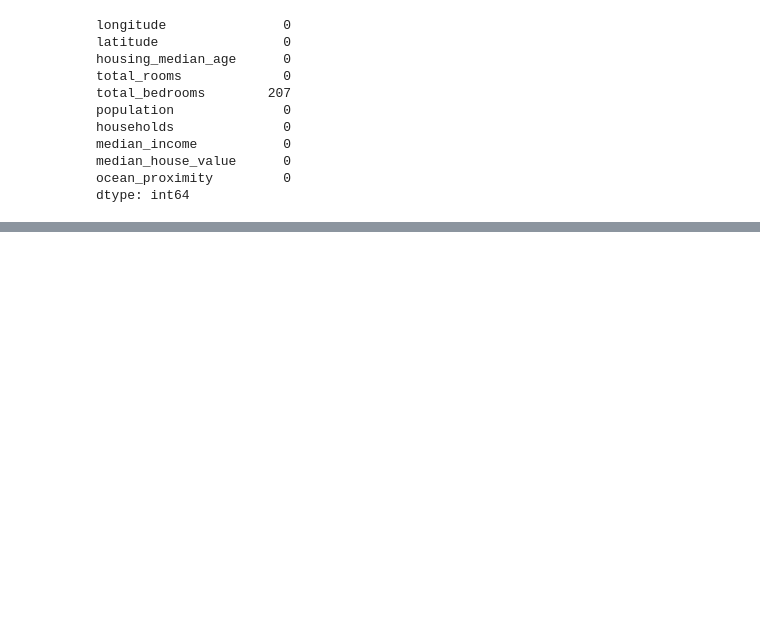
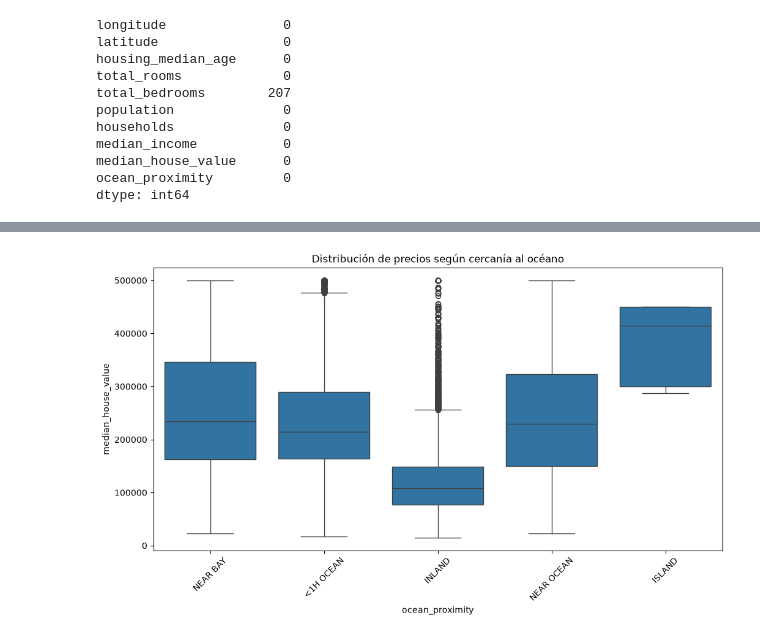
Before and after one commit to IvanOcampos/california-housing-energy-analytics, a Jupyter notebook: california-housing.ipynb, the cells around one changed output, grey strips where cells are left out. Saved outputs shown, nothing was run; the diff lists cells and outputs as text; code cells hidden in the pictures; blank space fills up the shorter version.

```diff
--- a/california-housing.ipynb
+++ b/california-housing.ipynb
@@ -64,0 +193,9 @@ dtype: int64
+# %%
+# Comparamos precios entre categorías de cercanía al océano mediante un boxplot.
+plt.figure(figsize=(12, 6))
+sns.boxplot(data=df, x='ocean_proximity', y='median_house_value')
+plt.title('Distribución de precios según cercanía al océano')
+plt.xticks(rotation=45)
+plt.show()
+# %% [output]
+[figure, added]
```
Also changed, not shown: parts of 25 cells of this notebook, 2 other files.
